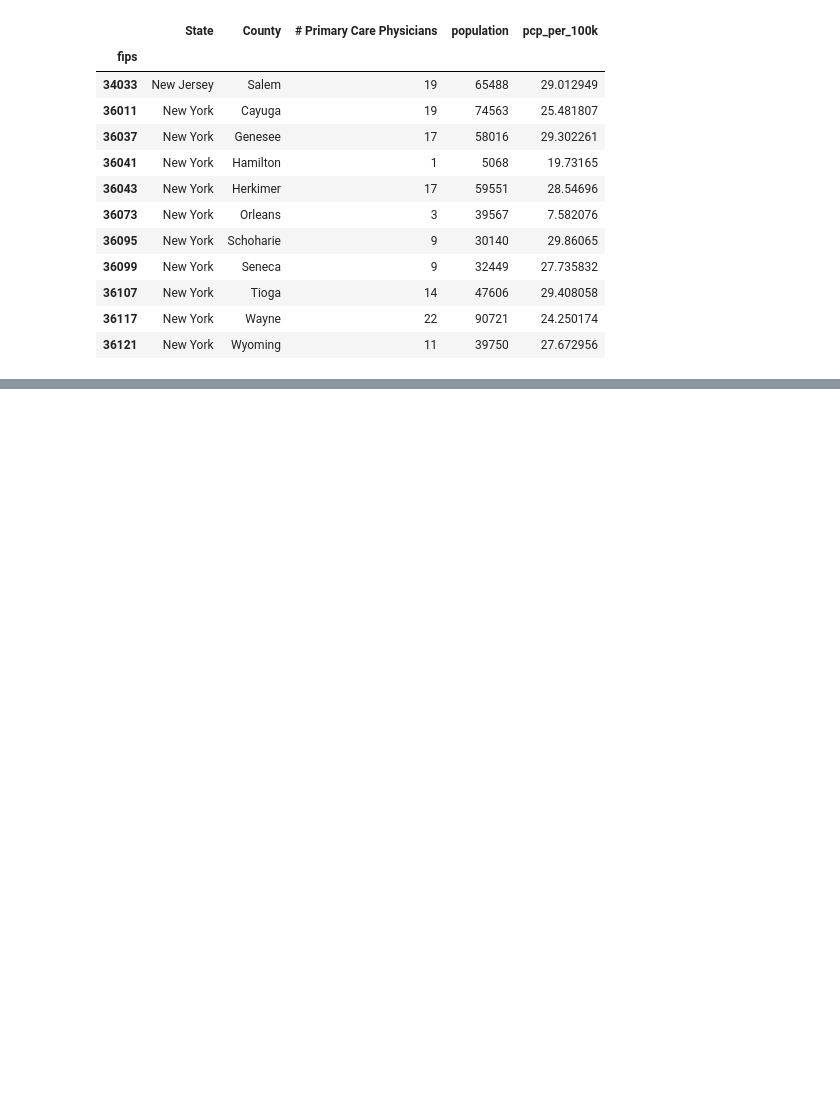
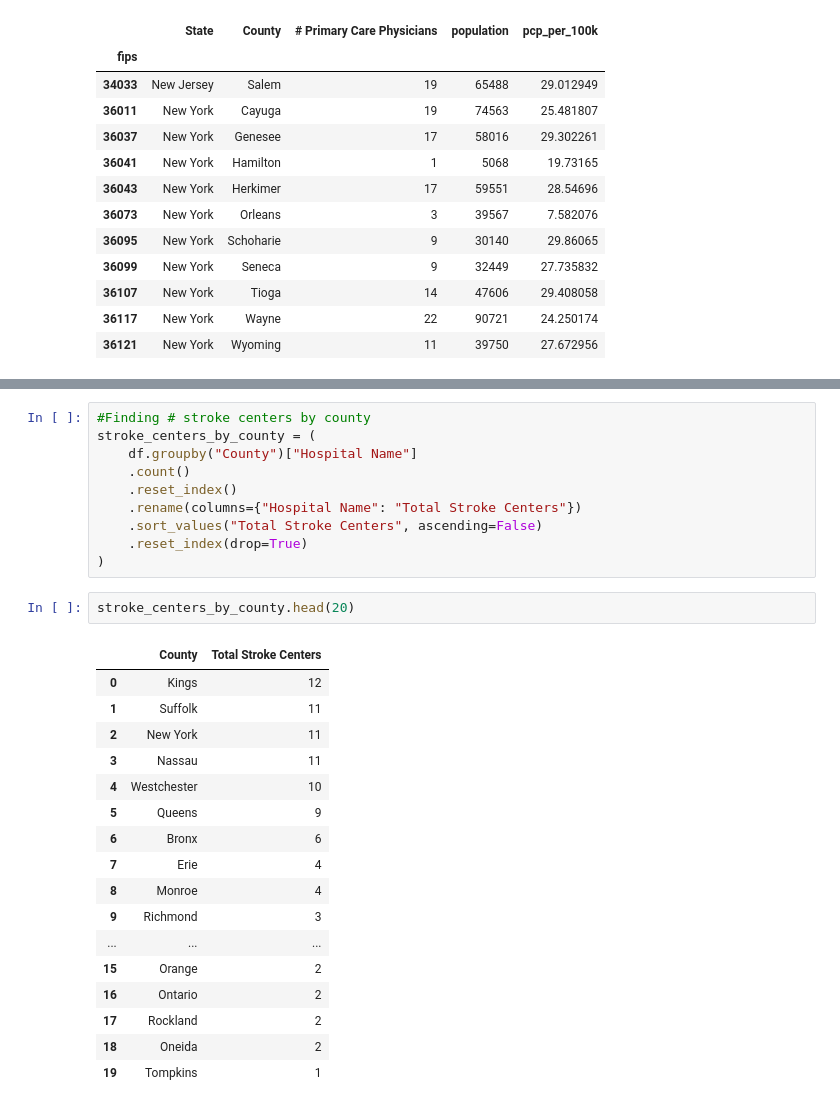
Before and after one commit to palism1/stroke-burden-index, a Jupyter notebook: SCAI_Data_Gathering.ipynb, the cells around one changed output, grey strips where cells are left out. Drawn from its saved outputs; the diff is of its cells as text; blank space fills up the shorter version.

```diff
--- a/SCAI_Data_Gathering.ipynb
+++ b/SCAI_Data_Gathering.ipynb
@@ -541,0 +613,30 @@ merged.to_csv('pcp_per_100k_all.csv', index=False)
+# %%
+#Finding # stroke centers by county
+stroke_centers_by_county = (
+    df.groupby("County")["Hospital Name"]
+    .count()
+    .reset_index()
+    .rename(columns={"Hospital Name": "Total Stroke Centers"})
+    .sort_values("Total Stroke Centers", ascending=False)
+    .reset_index(drop=True)
+)
+# %%
+stroke_centers_by_county.head(20)
+# %% [output]
+|  | County | Total Stroke Centers |
+| 0 | Kings | 12 |
+| 1 | Suffolk | 11 |
+| 2 | New York | 11 |
+| 3 | Nassau | 11 |
+| 4 | Westchester | 10 |
+| 5 | Queens | 9 |
+| 6 | Bronx | 6 |
+| 7 | Erie | 4 |
+| 8 | Monroe | 4 |
+| 9 | Richmond | 3 |
+| ... | ... | ... |
+| 15 | Orange | 2 |
+| 16 | Ontario | 2 |
+| 17 | Rockland | 2 |
+| 18 | Oneida | 2 |
+| 19 | Tompkins | 1 |
```
Also changed, not shown: parts of 23 cells of this notebook, 4 other files.
